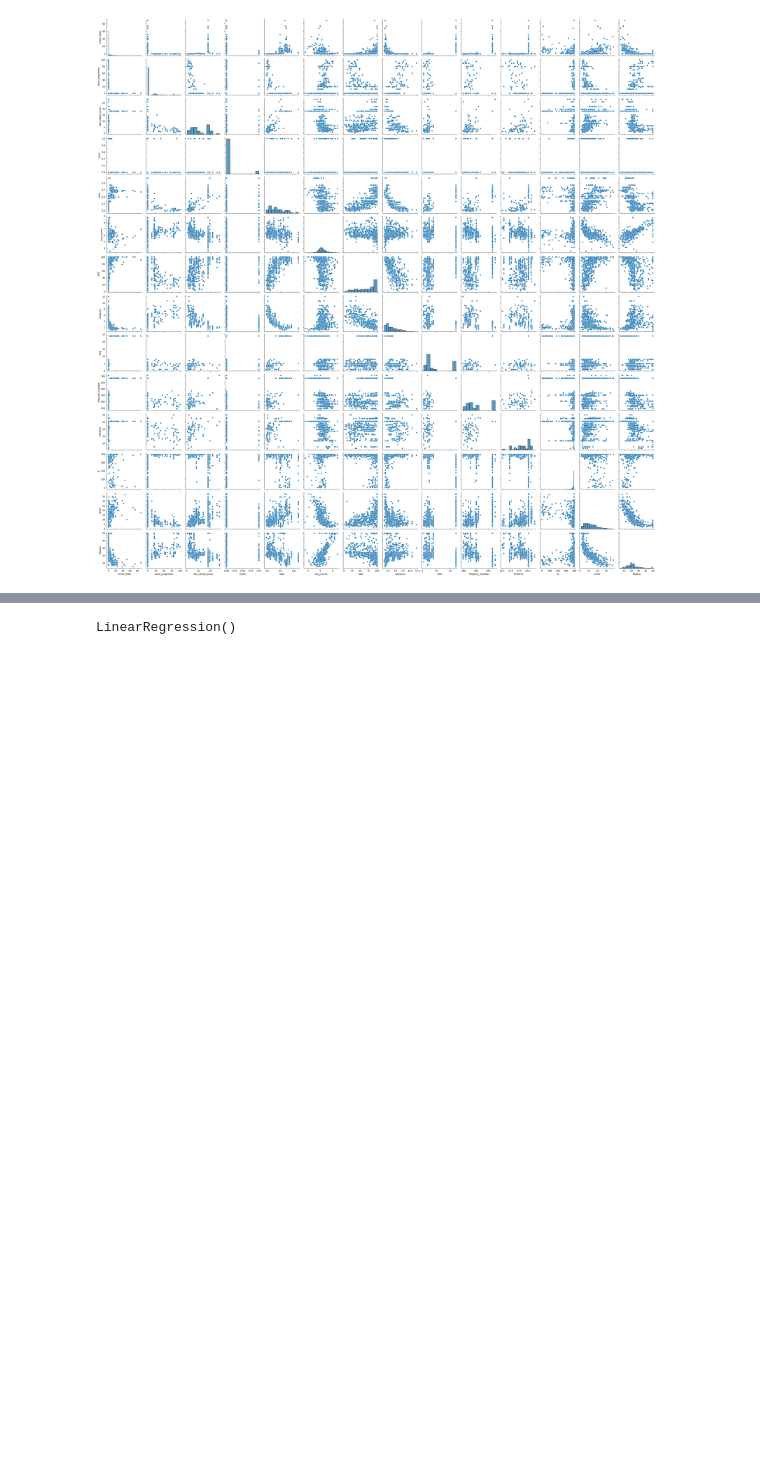
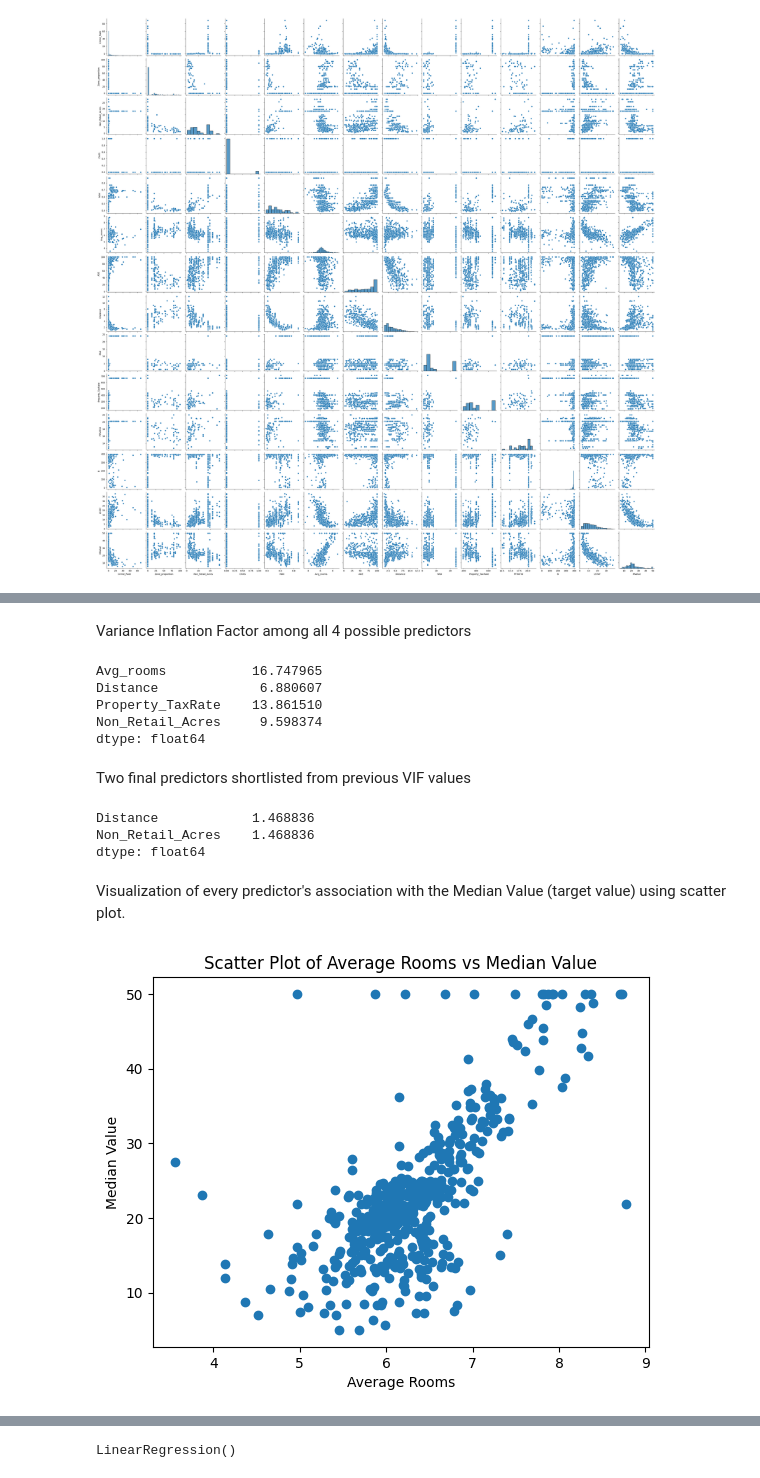
Before and after one commit to swastikbanerjee/AML_Lab, a Jupyter notebook: Lab2.ipynb, the cells around one changed output, grey strips where cells are left out. Cells and saved outputs as stored; diff of their text form; code cells hidden in the pictures; blank space fills up the shorter version.

```diff
--- a/Lab2.ipynb
+++ b/Lab2.ipynb
@@ -53,0 +77,40 @@ plt.show()
+# %% [markdown]
+Variance Inflation Factor among all 4 possible predictors
+# %%
+from statsmodels.stats.outliers_influence import variance_inflation_factor
+x = data[['Avg_rooms ','Distance','Property_TaxRate','Non_Retail_Acres']]
+y = data['MValue']
+vif = pd.Series([variance_inflation_factor(x.values,idx)
+                 for idx in range(x.shape[1])],
+                index=x.columns)
+print(vif)
+# %% [output]
+Avg_rooms           16.747965
+Distance             6.880607
+Property_TaxRate    13.861510
+Non_Retail_Acres     9.598374
+dtype: float64
+# %% [markdown]
+Two final predictors shortlisted from previous VIF values
+# %%
+from statsmodels.stats.outliers_influence import variance_inflation_factor
+x = data[['Distance','Non_Retail_Acres']]
+y = data['MValue']
+vif = pd.Series([variance_inflation_factor(x.values,idx)
+                 for idx in range(x.shape[1])],
+                index=x.columns)
+print(vif)
+# %% [output]
+Distance            1.468836
+Non_Retail_Acres    1.468836
+dtype: float64
+# %% [markdown]
+Visualization of every predictor's association with the Median Value (target value) using scatter plot.
+# %%
+plt.scatter(data["Avg_rooms "],data['MValue'])
+plt.xlabel("Average Rooms")
+plt.ylabel("Median Value")
+plt.title("Scatter Plot of Average Rooms vs Median Value")
+plt.show()
+# %% [output]
+[figure, added]
```
Also changed, not shown: parts of 41 cells of this notebook.
